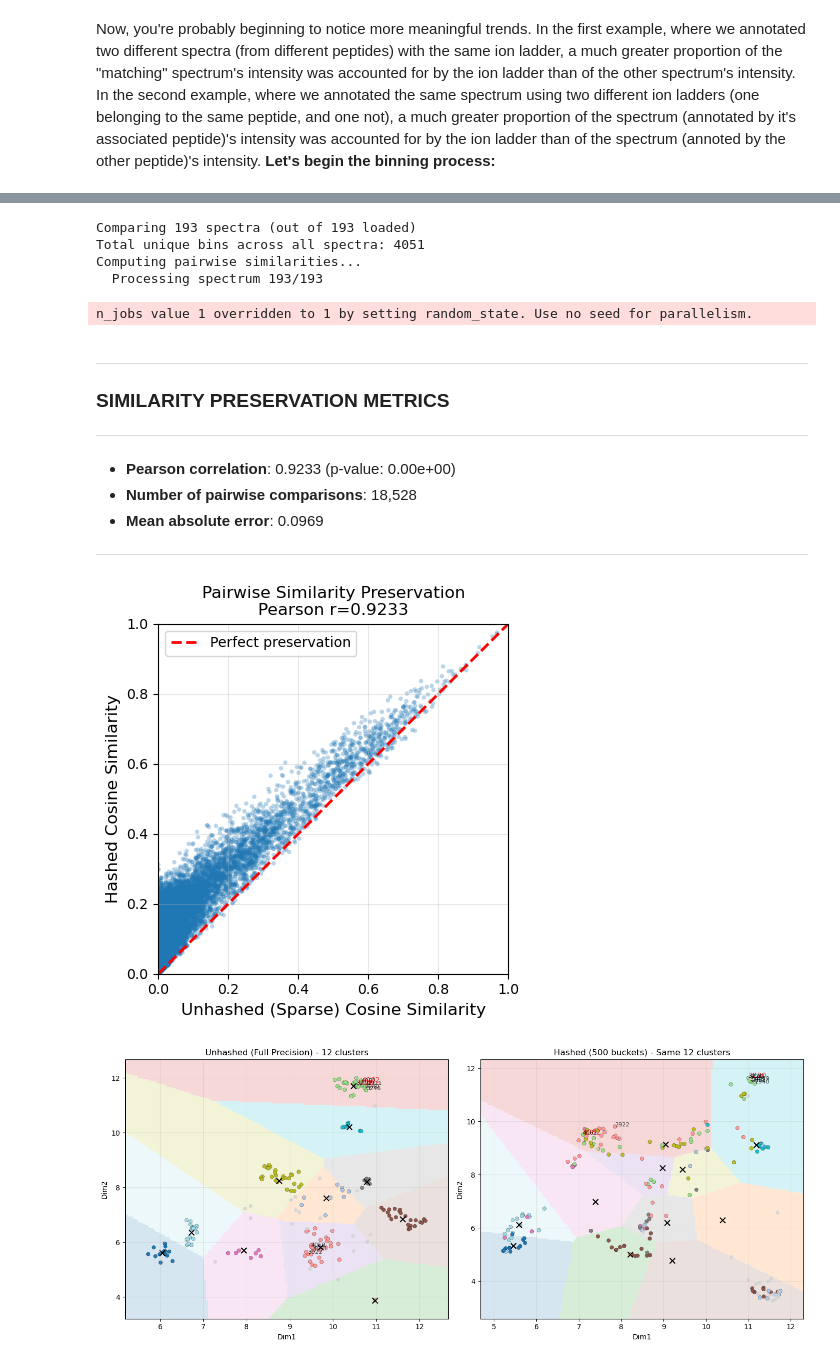
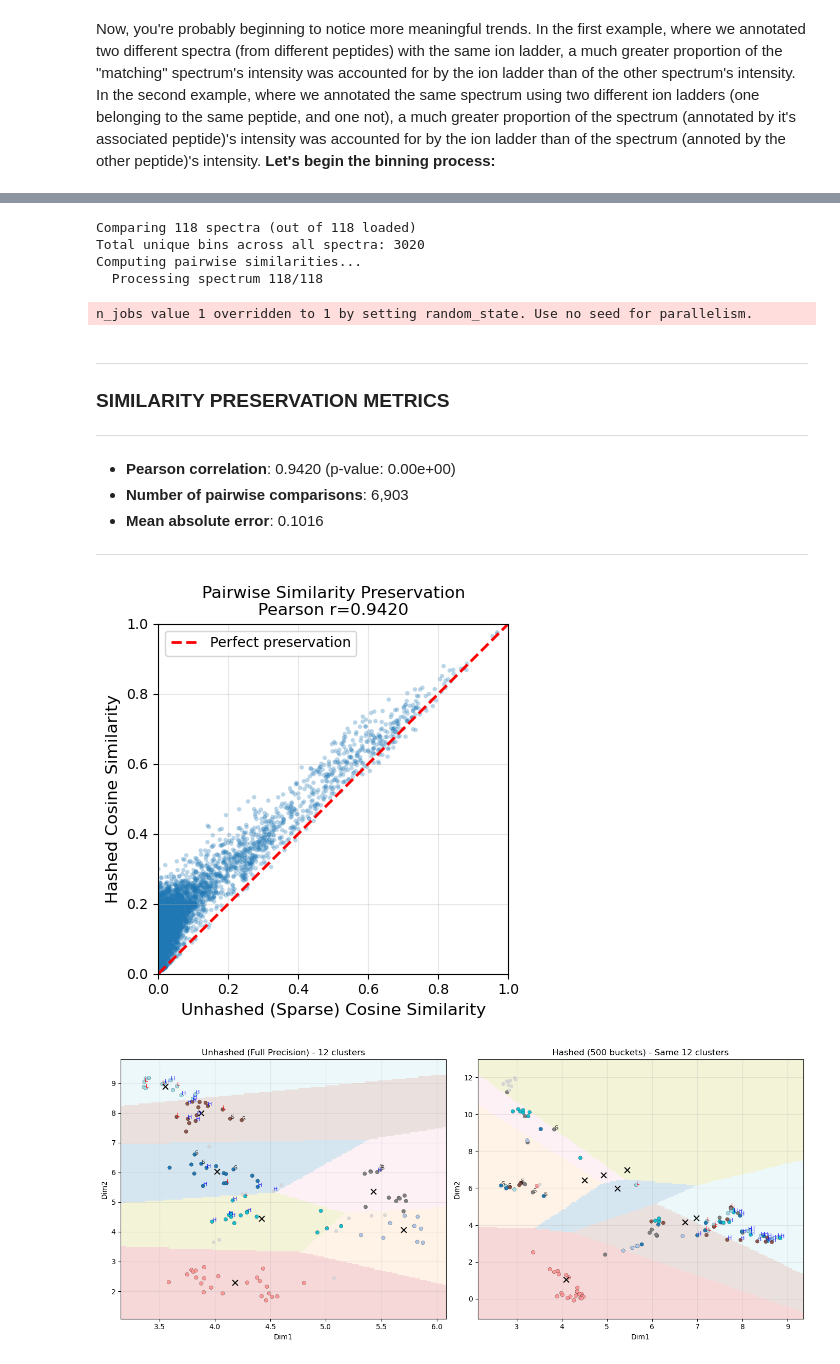
Before and after one commit to Alexander-Sol/MS_spectra_encoding, a Jupyter notebook: 02_Spectral_Hashing_and_OMS.ipynb, the cells around one changed output, grey strips where cells are left out. Cells and saved outputs as stored; diff of their text form; code cells hidden in the pictures.

Commit message:
Added 2 more base peptides to plot

```diff
--- a/02_Spectral_Hashing_and_OMS.ipynb
+++ b/02_Spectral_Hashing_and_OMS.ipynb
@@ -1346,12 +1346,19 @@ plot_MS2(hashed_spectrum, 'Scan 8090: Hashed Spectrum')
 <img src="Scan8090_Hashed.png" width="400" height="300">
 # %%
 SHHWGYGK_spectra=[
-    1577, 2940, 2674, 2921, 2324, 2190, 1173, 2469, 1879, 3,
-    1729, 930, 1438, 1049, 808, 1312, 685, 4059, 3220, 3246,
-    9316, 4091, 413, 3922, 2052, 550, 282, 141, 4062
+    2921, 2940, 3220, 3246, 3922, 4059, 4091
 ]
 
-TwoHundred_other_spectra = [
+HNGPEHWHKDFPIANGER_Spectra= [
+    3770, 3811, 3826, 3960, 3997, 4162, 4165, 4185, 4197, 4494,
+    4507, 4595, 4597, 4643, 4710, 4727, 4949, 4950, 4961, 4963, 5097
+]
+
+LVQFHFHWGSSDDQGSEHTVDRK_Spectra = [
+    5211, 5225, 5231, 5241, 5248, 5286, 5465, 5996
+]
+
+TwoHundred_more = [
     5453, 6968, 7567, 8090, 5358, 5589, 5540, 7141, 7182, 8600,
     6985, 6497, 7421, 7707, 4863, 9627, 5330, 8601, 9970, 4711,
     4842, 8616, 7499, 4709, 6435, 5559, 7524, 7414, 7883, 8374,
@@ -1363,63 +1370,40 @@ TwoHundred_other_spectra = [
     5241, 8634, 8129, 4492, 6441, 3757, 8855, 7708, 8687, 7079,
     6220, 7538, 6258, 6482, 7961, 8301, 5910, 8536, 5809, 6747,
     5124, 5574, 5435, 4544, 4022, 7390, 4772, 5499, 3990, 4606,
     5044, 7046, 3982, 8799, 9318, 4866, 6500, 8854, 4377, 7760,
     9971, 6258, 5638, 7543, 5856, 7882, 5286, 4829, 8825, 8680,
     4318, 8651, 6910, 8801, 8620, 8473, 4693, 6983, 8466, 7119,
     7757, 5356, 4726, 6235, 6433, 4165, 7613, 5430, 4684, 6849,
     8297, 5604, 6518, 5626, 9506, 6974, 4162, 6863, 7475, 5588,
     8895, 4953, 7643, 4966, 3979, 3612, 8553, 4510, 7647, 9302,
     6438, 6128, 4071, 5668, 4690, 5323, 7868, 5786, 8713, 5772,
     7127, 5132, 6856, 8710, 7684, 7291, 4596, 4706, 6449, 6597,
     8118, 4153, 8160, 7603, 6475, 9322, 4376, 4192, 3811, 5702
 ]
 
-TwoHundred_more = [
-    7602, 4653, 7474, 6984, 7554, 8794, 7069, 8952, 9211, 7472,
-    7745, 4841, 7654, 4839, 4893, 9330, 4549, 4086, 4244, 5380,
-    4932, 4522, 7513, 8379, 6122, 9766, 7551, 8524, 9272, 5776,
-    6322, 5387, 6944, 8182, 3809, 7649, 6961, 7744, 6924, 8439,
-    4370, 7676, 6865, 5915, 5575, 5065, 8462, 8712, 5847, 6169,
-    4010, 9296, 6193, 5516, 6947, 5487, 8633, 8862, 5446, 4691,
-    5100, 8429, 6444, 4743, 3552, 3313, 6986, 9476, 8619, 8869,
-    3218, 4762, 7016, 3834, 4760, 6838, 8202, 5373, 7470, 6651,
-    4595, 8786, 8724, 8637, 9537, 6862, 7307, 8293, 7109, 6664,
-    7134, 5631, 7201, 4686, 9213, 9522, 5591, 8803, 4938, 3350,
-    9636, 9777, 9812, 4524, 8407, 7764, 7532, 5032, 4845, 6216,
-    7426, 6054, 4365, 8774, 5173, 4067, 4890, 9202, 4144, 4098,
-    5385, 3404, 5851, 5409, 7045, 6420, 6117, 4197, 5807, 7343,
-    3992, 7406, 5601, 8560, 4859, 6853, 4494, 9345, 8609, 5632,
-    5503, 8417, 5041, 4840, 5997, 5846, 7249, 5948, 4262, 5795,
-    6192, 3224, 3386, 4877, 8053, 7615, 8947, 7031, 4621, 3527,
-    7073, 8549, 7775, 5622, 9196, 8358, 5225, 5886, 3361, 4410,
-    5827, 5785, 9976, 5986, 6552, 7212, 3960, 4504, 4561, 7835,
-    7509, 6896, 7152, 7718, 6735, 1577, 7036, 5621, 3542, 2940,
-    2674, 2921, 3298, 3758, 5326, 4963, 7135, 7216, 6800, 4424
-]
-
-# Combines list and removes duplicates, filters to only include spectra wihtin [2901 to 6317] (range of smaller mzml file)
+# Combines list and removes duplicates
 Combined_spectra_list = [
-    x for x in set(SHHWGYGK_spectra + TwoHundred_other_spectra + TwoHundred_more) if 2901 <= x <= 6317
+    x for x in set(SHHWGYGK_spectra + HNGPEHWHKDFPIANGER_Spectra + LVQFHFHWGSSDDQGSEHTVDRK_Spectra + TwoHundred_more) if 2901 <= x <= 6317
 ]
 
 prove_similarity_preservation_plots_and_statistics(
     mzml_path=demo_mzml_path,
     hash_buckets=500,
     spectra_idx_to_compare=Combined_spectra_list
 )
 # %% [output]
-Comparing 193 spectra (out of 193 loaded)
-Total unique bins across all spectra: 4051
+Comparing 118 spectra (out of 118 loaded)
+Total unique bins across all spectra: 3020
 Computing pairwise similarities...
-  Processing spectrum 193/193
+  Processing spectrum 118/118
 n_jobs value 1 overridden to 1 by setting random_state. Use no seed for parallelism.
 
 ---
 ### SIMILARITY PRESERVATION METRICS
 ---
-- **Pearson correlation**:  0.9233 (p-value: 0.00e+00)
-- **Number of pairwise comparisons**: 18,528
-- **Mean absolute error**: 0.0969
+- **Pearson correlation**:  0.9420 (p-value: 0.00e+00)
+- **Number of pairwise comparisons**: 6,903
+- **Mean absolute error**: 0.1016
 ---
-[figure, old version]
+[figure, new version]
-[figure, old version]
+[figure, new version]
```
Also changed, not shown: 1 other file.
